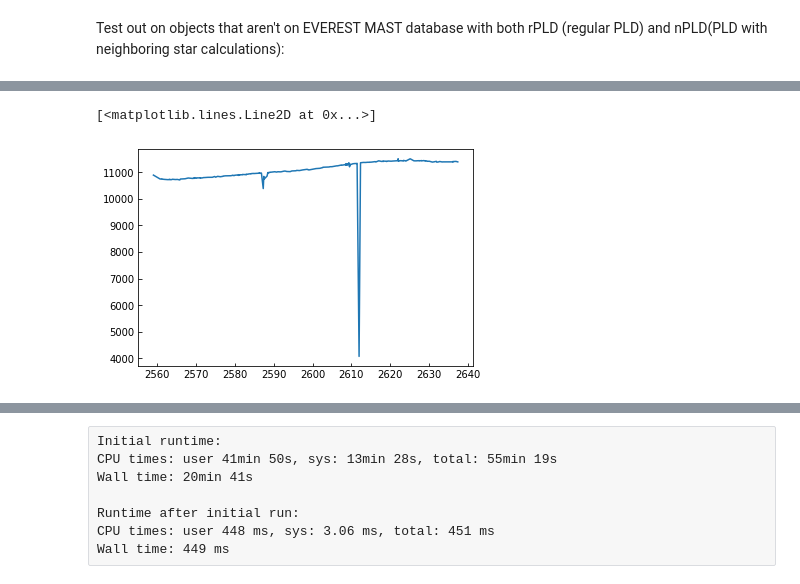
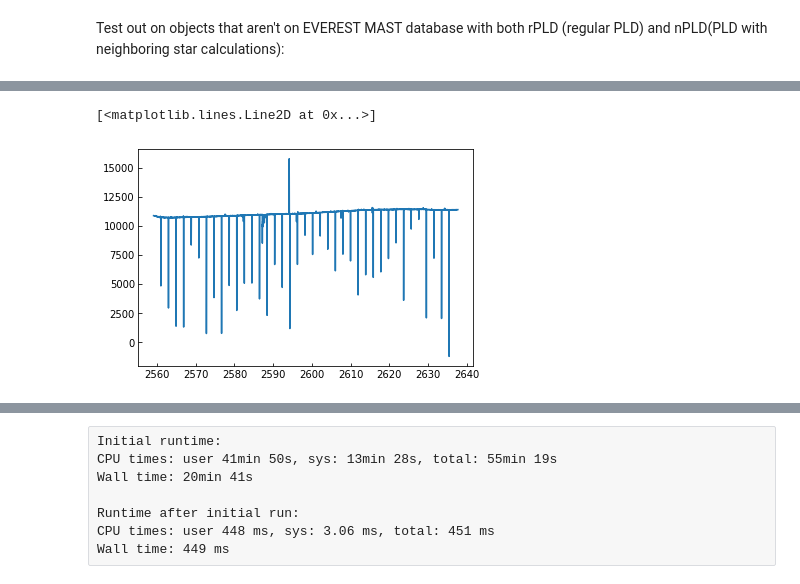
Before and after one commit to rrybuttry/agn_everest, a Jupyter notebook: everest_manual_detrend.ipynb, the cells around one changed output, grey strips where cells are left out. Cells and saved outputs as stored; diff of their text form; code cells hidden in the pictures.

```diff
--- a/everest_manual_detrend.ipynb
+++ b/everest_manual_detrend.ipynb
@@ -35,6 +25,5 @@ Wall time: 449 ms
-# %%
-sortingr = np.array(rpld.time[~rpld.mask]).argsort()
-plt.plot(rpld.time[~rpld.mask][sortingr], rpld.flux[~rpld.mask][sortingr])
-# %% [output]
-[<matplotlib.lines.Line2D at 0x...>]
-[figure, removed]
+# %%
+plt.plot(rpld.time, rpld.flux)
+# %% [output]
+[<matplotlib.lines.Line2D at 0x...>]
+[figure, added]
```
Also changed, not shown: parts of 27 cells of this notebook, 4 other files.
